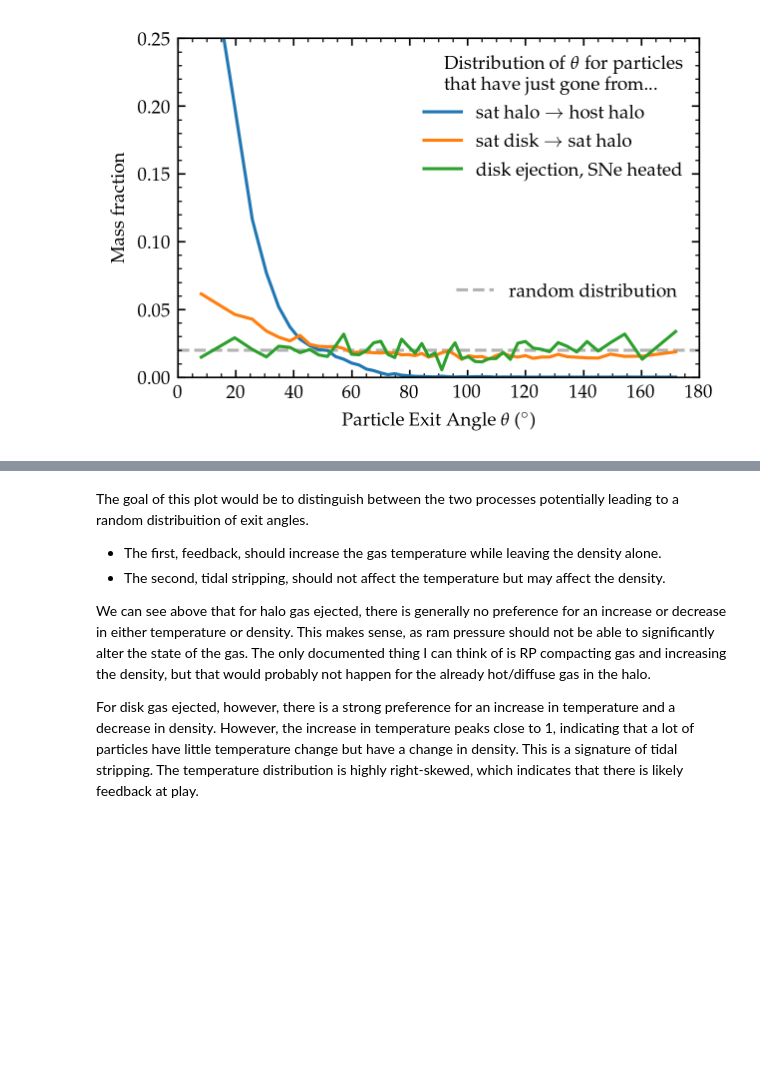
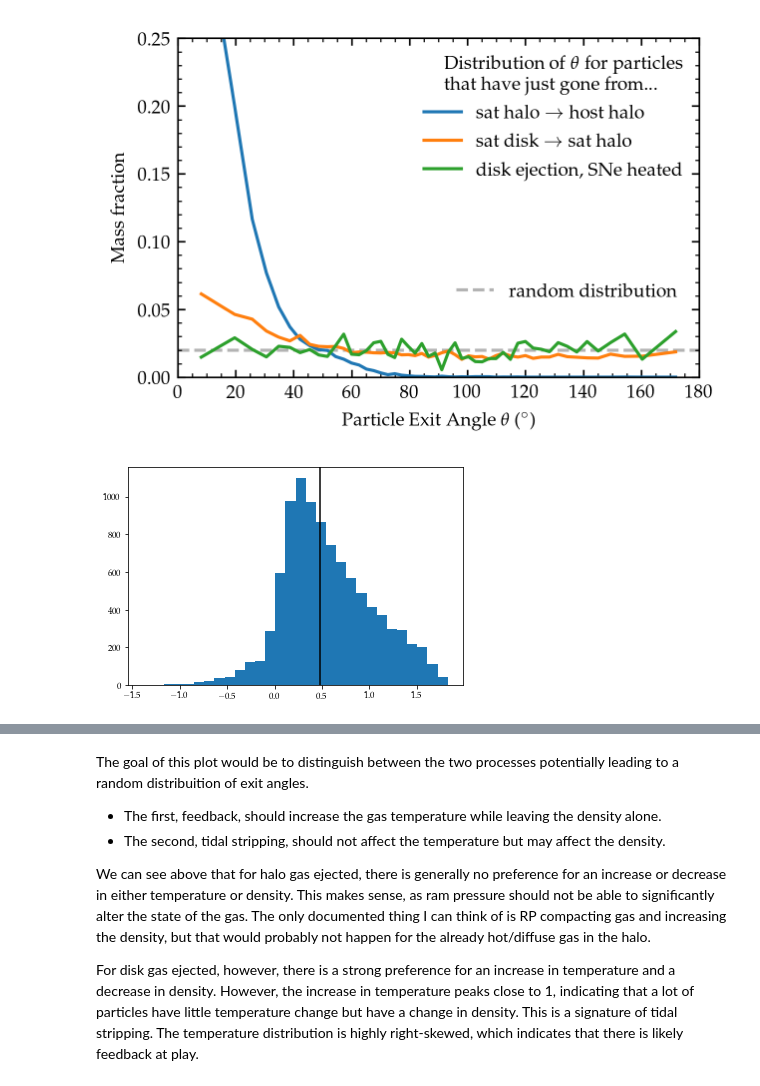
Before and after one commit to hollisakins/Justice_League_Code, a Jupyter notebook: Analysis/RamPressure/ExitAngle.ipynb, the cells around one changed output, grey strips where cells are left out. Saved outputs shown, nothing was run; the diff lists cells and outputs as text; code cells hidden in the pictures; blank space fills up the shorter version.

```diff
--- a/Analysis/RamPressure/ExitAngle.ipynb
+++ b/Analysis/RamPressure/ExitAngle.ipynb
@@ -237,3 +237,9 @@ ax.tick_params(direction='in',which='both',right=True,top=True)
 plt.show()
 # %% [output]
 [figure]
+# %%
+plt.hist(np.log10(just_left2.r), bins=30)
+plt.axline((np.log10(3),0), (np.log10(3), 1000), color='k')
+plt.show()
+# %% [output]
+[figure, added]
```
Also changed, not shown: parts of 2 cells of this notebook, 3 other files.
